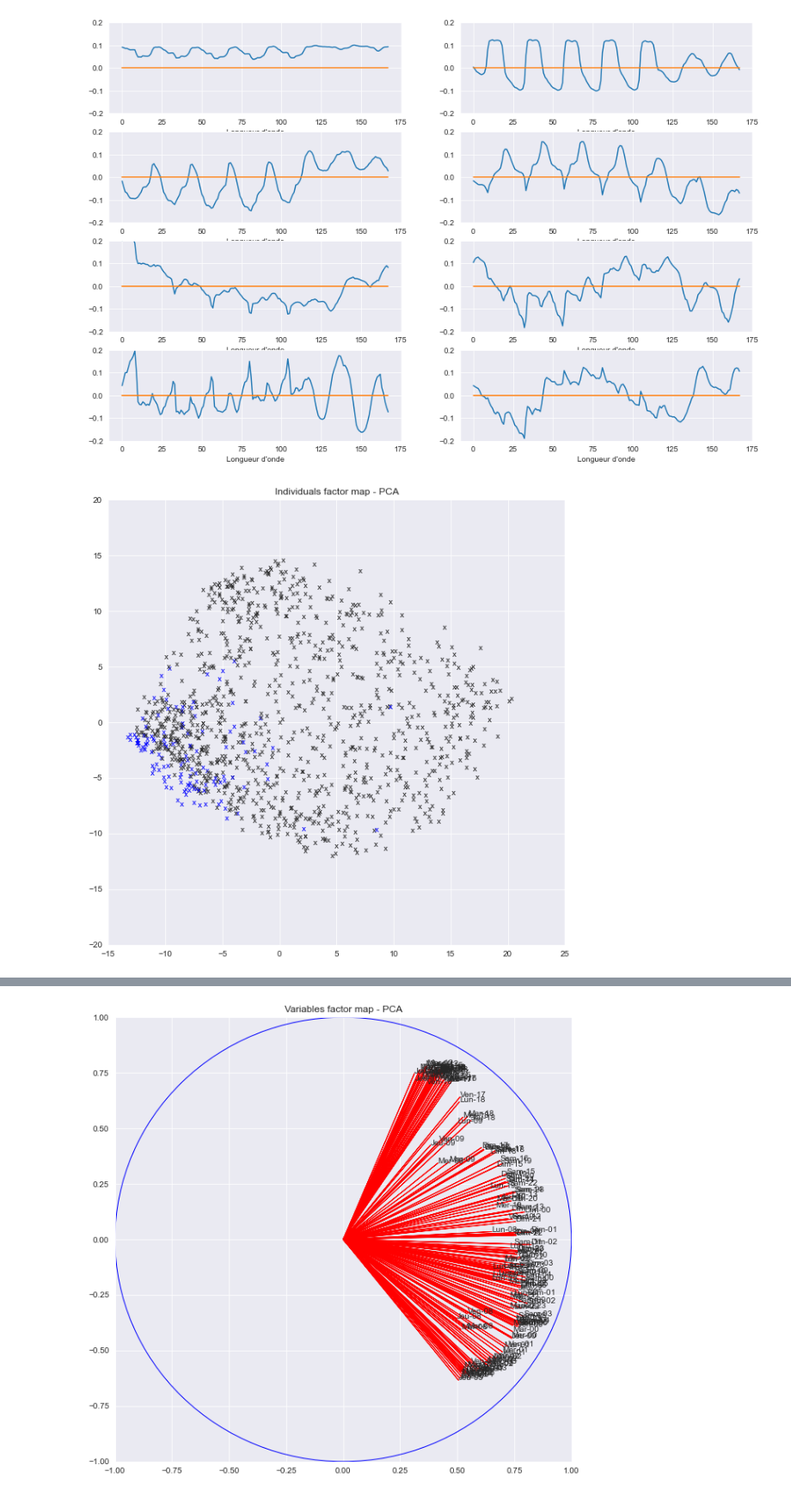
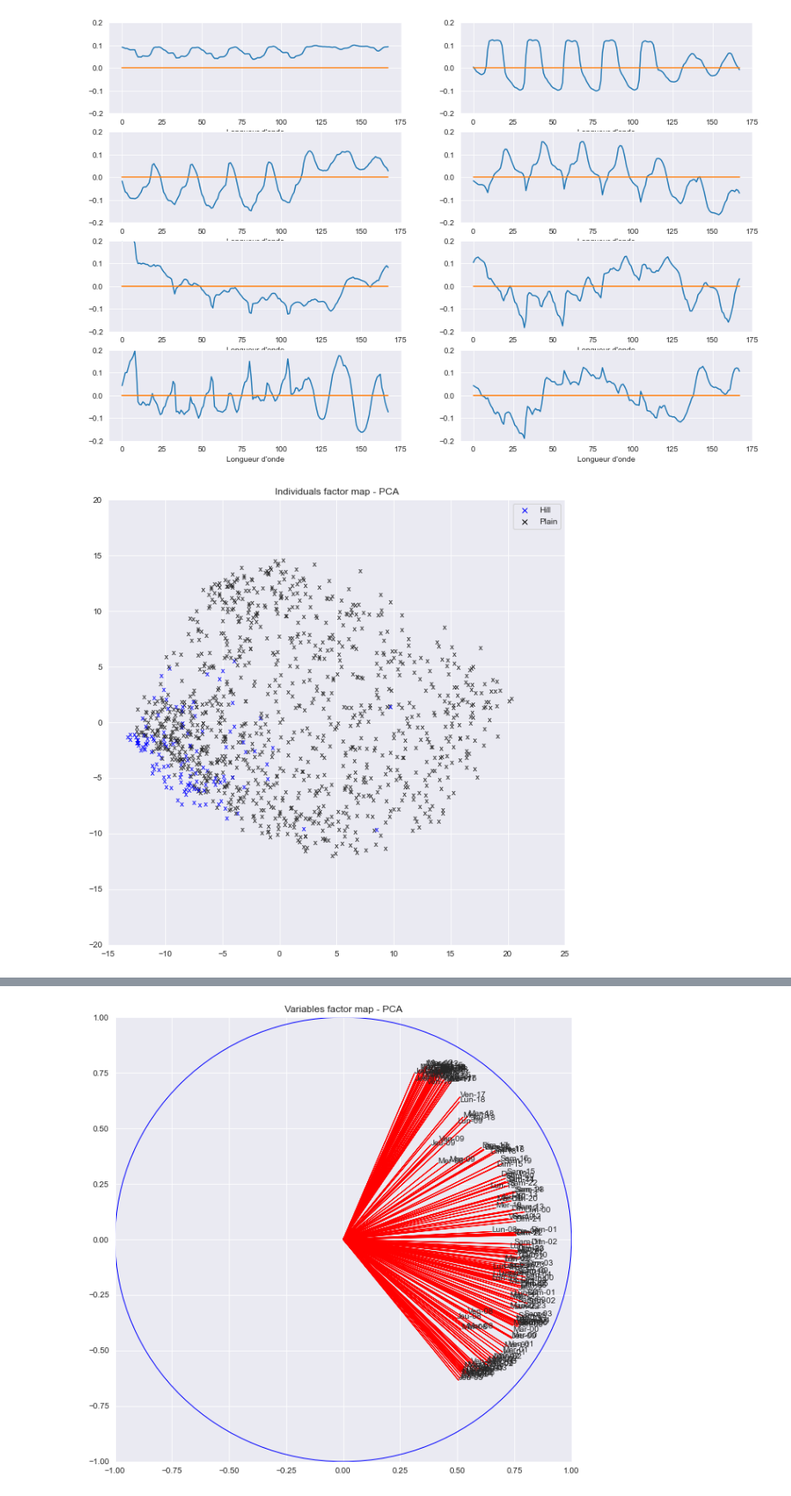
Before and after one commit to paul-corbalan/Data-analysis-Project-4Y-INSA, a Jupyter notebook: project_python.ipynb, the cells around one changed output, grey strips where cells are left out. Shown at 86% size. Saved outputs shown, nothing was run; the diff lists cells and outputs as text; code cells hidden in the pictures.

```diff
--- a/project_python.ipynb
+++ b/project_python.ipynb
@@ -447,17 +447,20 @@ plt.show()
 # %%
 pc1 = C[:,0]
 pc2 = C[:,1]
 bonus = velibAdds['bonus']
 index = 1
 plt.figure(figsize = (10, 10))
 for i, j in zip(pc1, pc2):
     if bonus[index] == 1:
         plt.text(i, j, "x", c="blue")
     else:
         plt.text(i, j, "x")
     index+=1
+plt.plot([], [], 'x',color="blue", label="Hill")
+plt.plot([], [], 'x',color="black", label="Plain")
+plt.legend()
 plt.axis((-15, 25, -20, 20))
 plt.title('Individuals factor map - PCA')
 plt.show()
 # %% [output]
-[figure, old version]
+[figure, new version]
```
Also changed, not shown: parts of 19 cells of this notebook.
